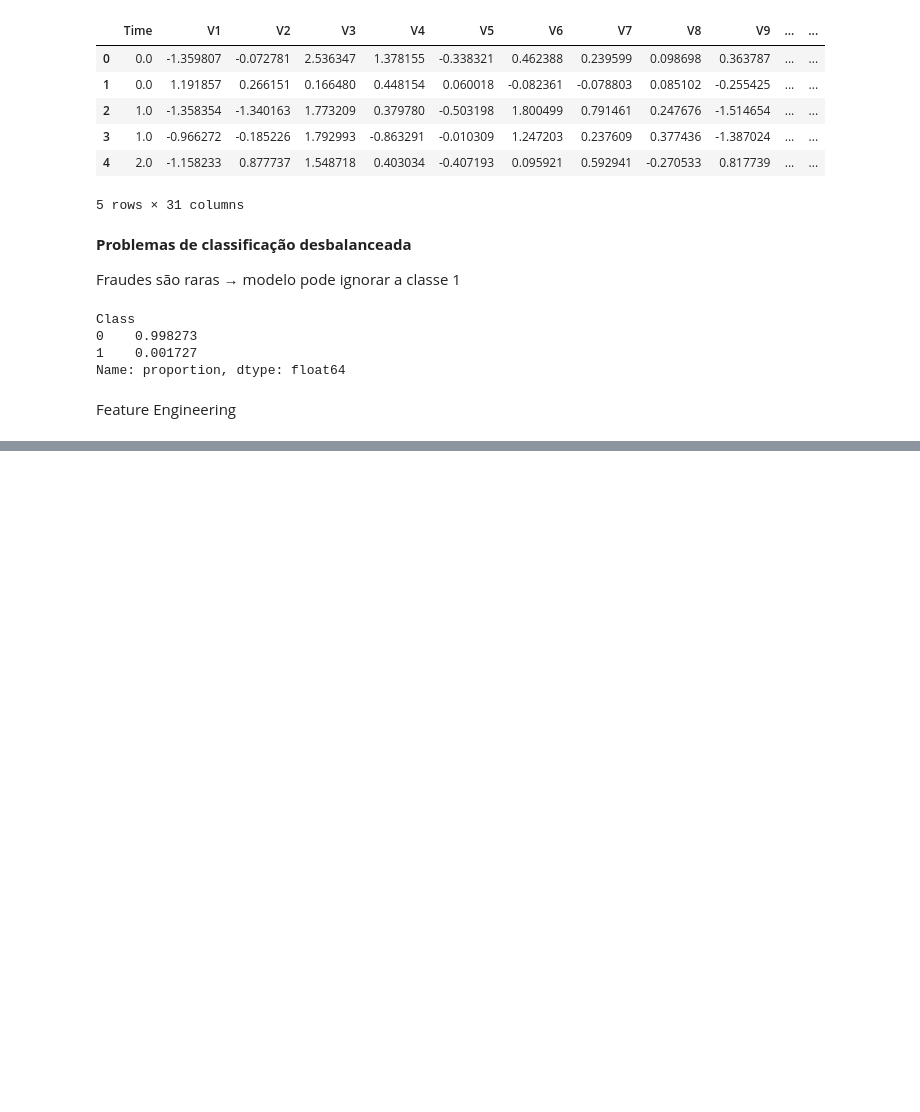
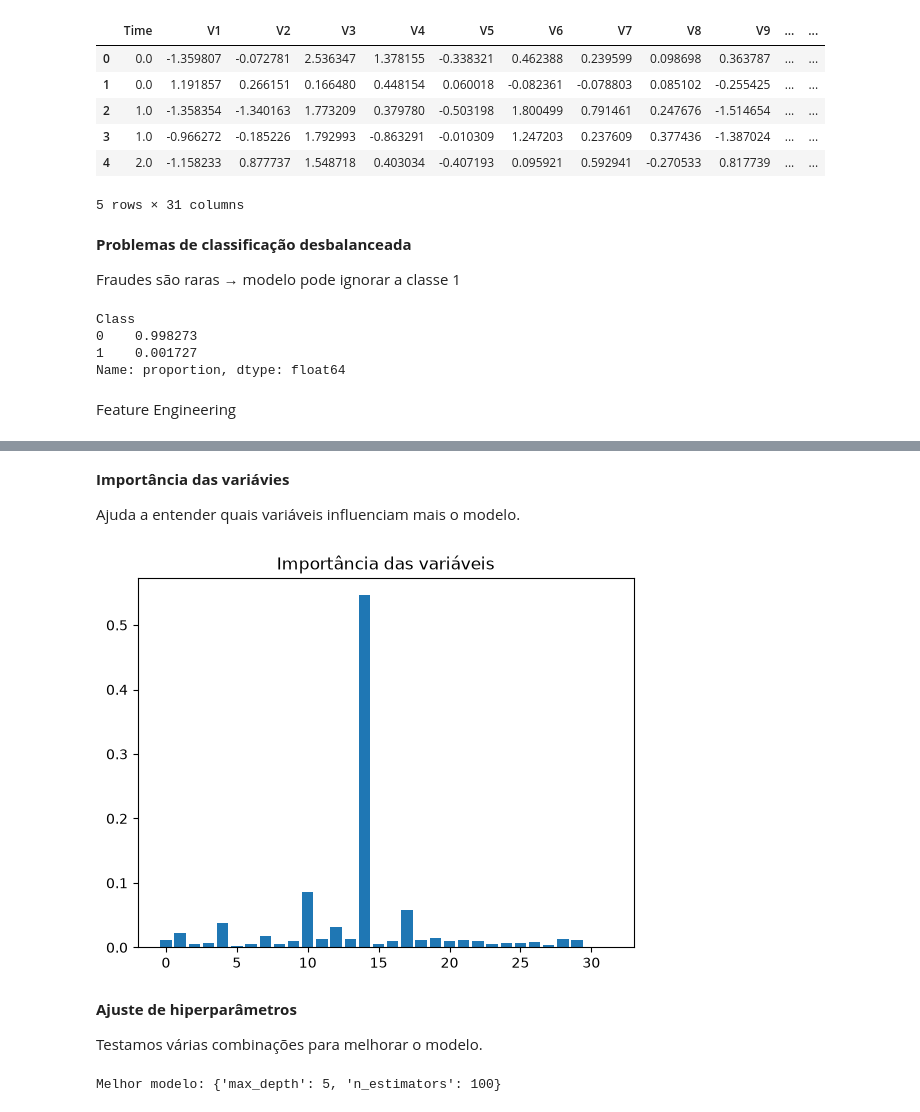
Before and after one commit to caahpaiva/bootcamp_bradesco, a Jupyter notebook: meus_desafios_criativos/desafio_anomalias_em_transacoes.ipynb, the cells around one changed output, grey strips where cells are left out. Saved outputs shown, nothing was run; the diff lists cells and outputs as text; code cells hidden in the pictures; blank space fills up the shorter version.

```diff
--- a/meus_desafios_criativos/desafio_anomalias_em_transacoes.ipynb
+++ b/meus_desafios_criativos/desafio_anomalias_em_transacoes.ipynb
@@ -47,0 +157,11 @@ x_train, x_test, y_train, y_test = train_test_split(x, y, test_size=0.3, random_
+# %%
+from sklearn.pipeline import Pipeline
+
+pipeline = Pipeline([
+    ("scaler", StandardScaler()),
+    ("model", LogisticRegression(max_iter=1000))
+])
+
+pipeline.fit(x_train, y_train)
+
+y_pred = pipeline.predict(x_test)
@@ -47,0 +188,12 @@ x_train, x_test, y_train, y_test = train_test_split(x, y, test_size=0.3, random_
+# %%
+from xgboost import XGBClassifier
+
+xgb = XGBClassifier(
+    scale_pos_weight=10, # ajuda com desbalanceamento
+    use_label_encoder=False,
+    eval_metric="logloss"
+)
+
+xgb.fit(x_train, y_train)
+
+y_pred_xgb = xgb.predict(x_test)
@@ -47,0 +215,38 @@ x_train, x_test, y_train, y_test = train_test_split(x, y, test_size=0.3, random_
+# %% [markdown]
+**Importância das variávies**
+
+Ajuda a entender quais variáveis influenciam mais o modelo.
+# %%
+import matplotlib.pyplot as plt
+
+importancias = xgb.feature_importances_
+
+plt.bar(range(len(importancias)), importancias)
+plt.title("Importância das variáveis")
+plt.show()
+# %% [output]
+[figure, added]
+# %% [markdown]
+**Ajuste de hiperparâmetros**
+
+Testamos várias combinações para melhorar o modelo.
+# %%
+from sklearn.model_selection import GridSearchCV
+
+param_grid = {
+    "max_depth": [3, 5],
+    "n_estimators": [50, 100]
+}
+
+grid = GridSearchCV(
+    XGBClassifier(eval_metric="logloss"),
+    param_grid,
+    scoring="recall",
+    cv=3
+)
+
+grid.fit(x_train, y_train)
+
+print("Melhor modelo:", grid.best_params_)
+# %% [output]
+Melhor modelo: {'max_depth': 5, 'n_estimators': 100}
```
Also changed, not shown: parts of 18 cells of this notebook.
